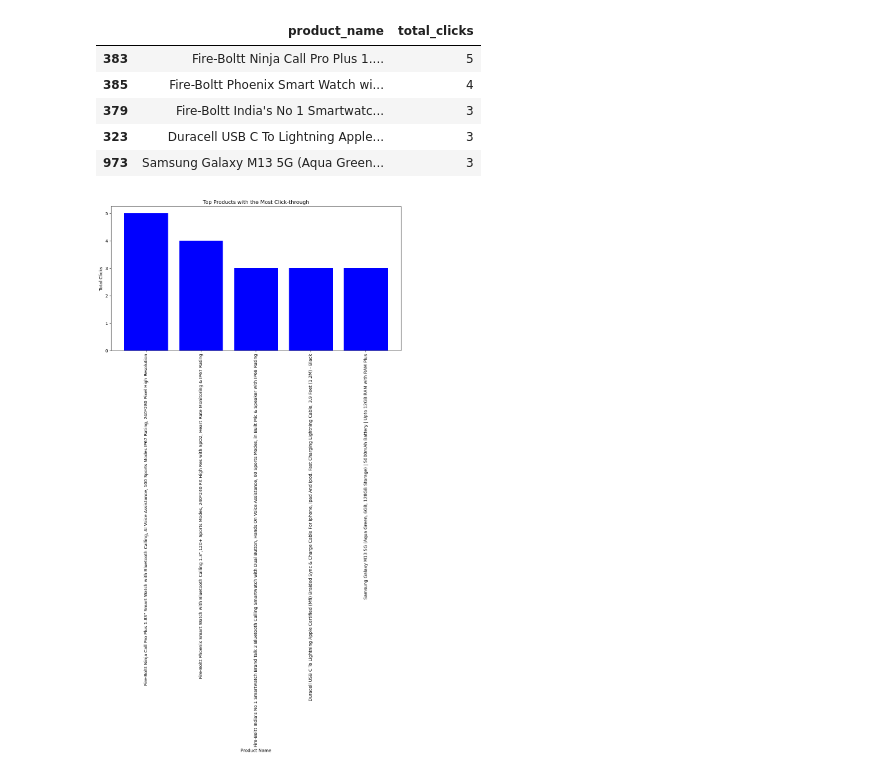
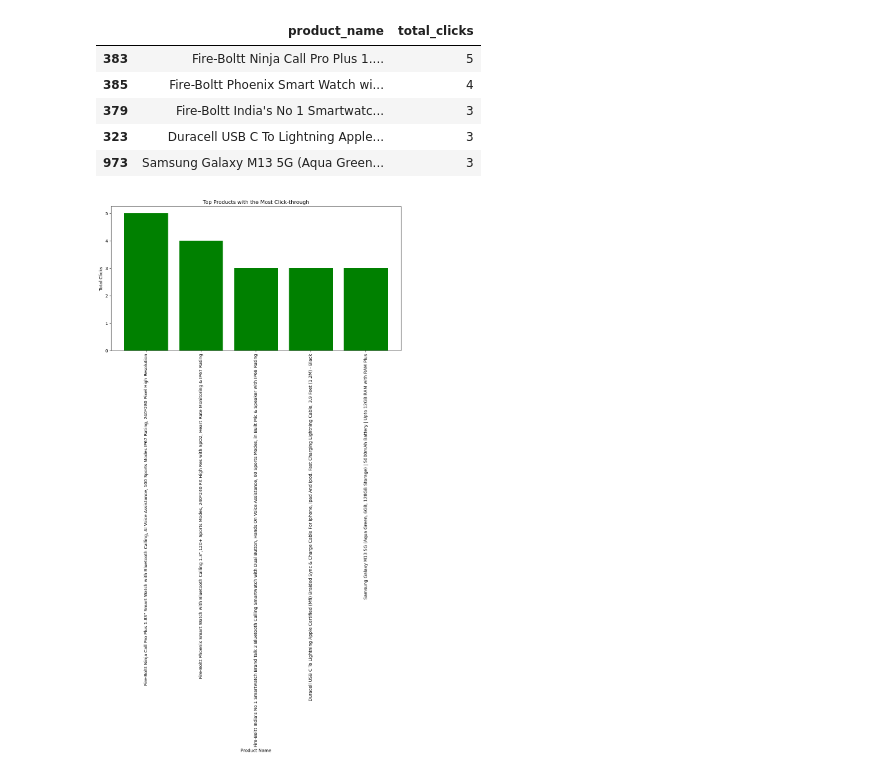
Before and after one commit to calvinhoang203/Analysis-of-Amazon-Sales-Trend, a Jupyter notebook: Amazon Sales Trend.ipynb, the cells around one changed output. Saved outputs shown, nothing was run; the diff lists cells and outputs as text; code cells hidden in the pictures.

```diff
--- a/Amazon Sales Trend.ipynb
+++ b/Amazon Sales Trend.ipynb
@@ -518,15 +525,15 @@ top_products_by_click_through
 | 379 | Fire-Boltt India's No 1 Smartwatc... | 3 |
 | 323 | Duracell USB C To Lightning Apple... | 3 |
 | 973 | Samsung Galaxy M13 5G (Aqua Green... | 3 |
-# %%
-# Create a bar chart
-plt.figure(figsize=(12, 6))
-plt.bar(top_products_by_click_through['product_name'], top_products_by_click_through['total_clicks'], color='blue')
-plt.xlabel('Product Name')
-plt.ylabel('Total Clicks')
-plt.title('Top Products with the Most Click-through')
-plt.xticks(rotation=90)  # Adjust rotation for better readability
-plt.show()
-# %% [output]
-[figure, removed]
+# %%
+# Create a bar chart
+plt.figure(figsize=(12, 6))
+plt.bar(top_products_by_click_through['product_name'], top_products_by_click_through['total_clicks'], color='green')
+plt.xlabel('Product Name')
+plt.ylabel('Total Clicks')
+plt.title('Top Products with the Most Click-through')
+plt.xticks(rotation=90)  # Adjust rotation for better readability
+plt.show()
+# %% [output]
+[figure, added]
 # %%
```
Also changed, not shown: parts of 20 cells of this notebook.
